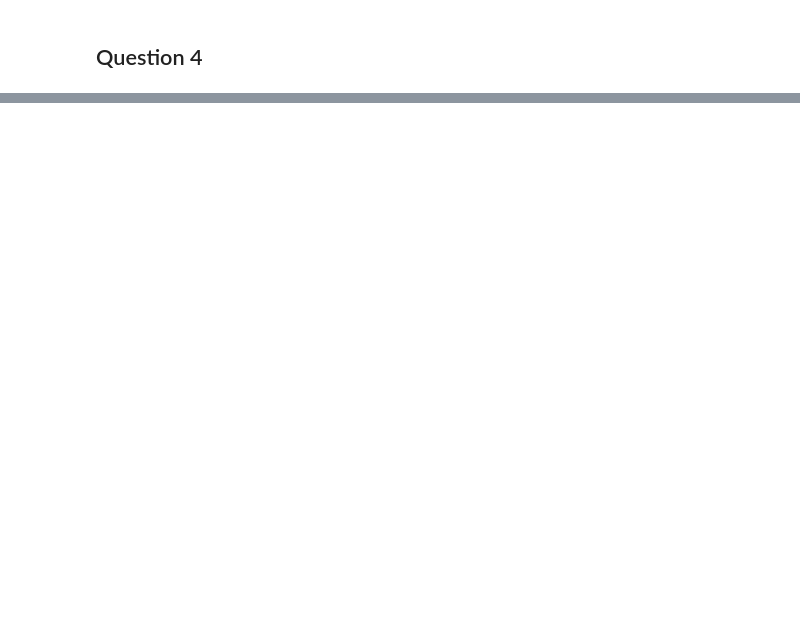
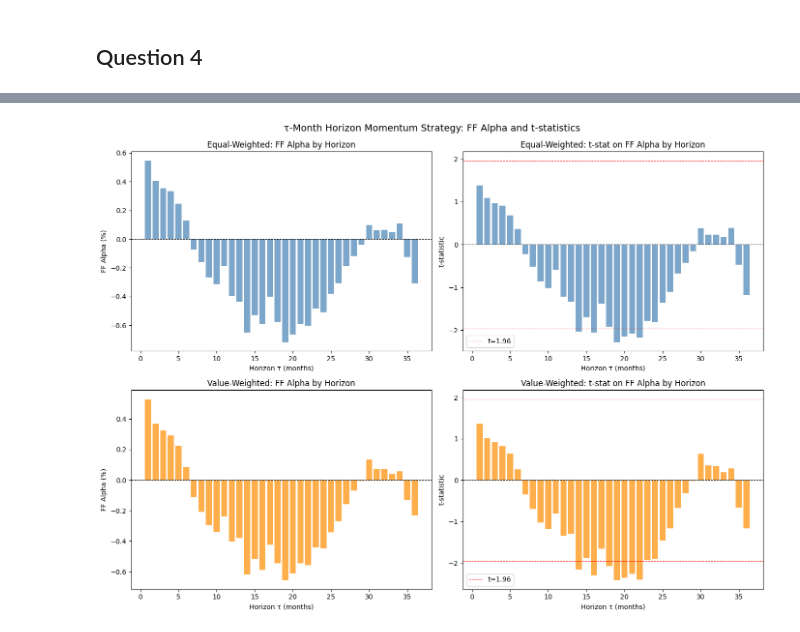
Before and after one commit to shujing-H/2026_behavioral_finance_hw, a Jupyter notebook: hw1/code/hw1.ipynb, the cells around one changed output, grey strips where cells are left out. Saved outputs shown, nothing was run; the diff lists cells and outputs as text; code cells hidden in the pictures; blank space fills up the shorter version.

```diff
--- a/hw1/code/hw1.ipynb
+++ b/hw1/code/hw1.ipynb
@@ -405,0 +556,53 @@ display(results_df.round(4))
+# %%
+# Plot FF alpha and t-statistics as a function of horizon τ
+fig, axes = plt.subplots(2, 2, figsize=(14, 10))
+
+# Equal-weighted FF alpha
+axes[0, 0].bar(
+    ew_horizon_df["tau"], ew_horizon_df["ff_alpha"], color="steelblue", alpha=0.7
+)
+axes[0, 0].axhline(y=0, color="black", linestyle="--", linewidth=0.8)
+axes[0, 0].set_xlabel("Horizon τ (months)")
+axes[0, 0].set_ylabel("FF Alpha (%)")
+axes[0, 0].set_title("Equal-Weighted: FF Alpha by Horizon")
+
+# Equal-weighted t-stat
+axes[0, 1].bar(
+    ew_horizon_df["tau"], ew_horizon_df["t_stat"], color="steelblue", alpha=0.7
+)
+axes[0, 1].axhline(y=1.96, color="red", linestyle="--", linewidth=0.8, label="t=1.96")
+axes[0, 1].axhline(y=-1.96, color="red", linestyle="--", linewidth=0.8)
+axes[0, 1].axhline(y=0, color="black", linestyle="--", linewidth=0.8)
+axes[0, 1].set_xlabel("Horizon τ (months)")
+axes[0, 1].set_ylabel("t-statistic")
+axes[0, 1].set_title("Equal-Weighted: t-stat on FF Alpha by Horizon")
+axes[0, 1].legend()
+
+# Value-weighted FF alpha
+axes[1, 0].bar(
+    vw_horizon_df["tau"], vw_horizon_df["ff_alpha"], color="darkorange", alpha=0.7
+)
+axes[1, 0].axhline(y=0, color="black", linestyle="--", linewidth=0.8)
+axes[1, 0].set_xlabel("Horizon τ (months)")
+axes[1, 0].set_ylabel("FF Alpha (%)")
+axes[1, 0].set_title("Value-Weighted: FF Alpha by Horizon")
+
+# Value-weighted t-stat
+axes[1, 1].bar(
+    vw_horizon_df["tau"], vw_horizon_df["t_stat"], color="darkorange", alpha=0.7
+)
+axes[1, 1].axhline(y=1.96, color="red", linestyle="--", linewidth=0.8, label="t=1.96")
+axes[1, 1].axhline(y=-1.96, color="red", linestyle="--", linewidth=0.8)
+axes[1, 1].axhline(y=0, color="black", linestyle="--", linewidth=0.8)
+axes[1, 1].set_xlabel("Horizon τ (months)")
+axes[1, 1].set_ylabel("t-statistic")
+axes[1, 1].set_title("Value-Weighted: t-stat on FF Alpha by Horizon")
+axes[1, 1].legend()
+
+plt.tight_layout()
+plt.suptitle(
+    "τ-Month Horizon Momentum Strategy: FF Alpha and t-statistics", y=1.02, fontsize=14
+)
+plt.show()
+# %% [output]
+[figure, added]
```
Also changed, not shown: parts of 6 cells of this notebook.
